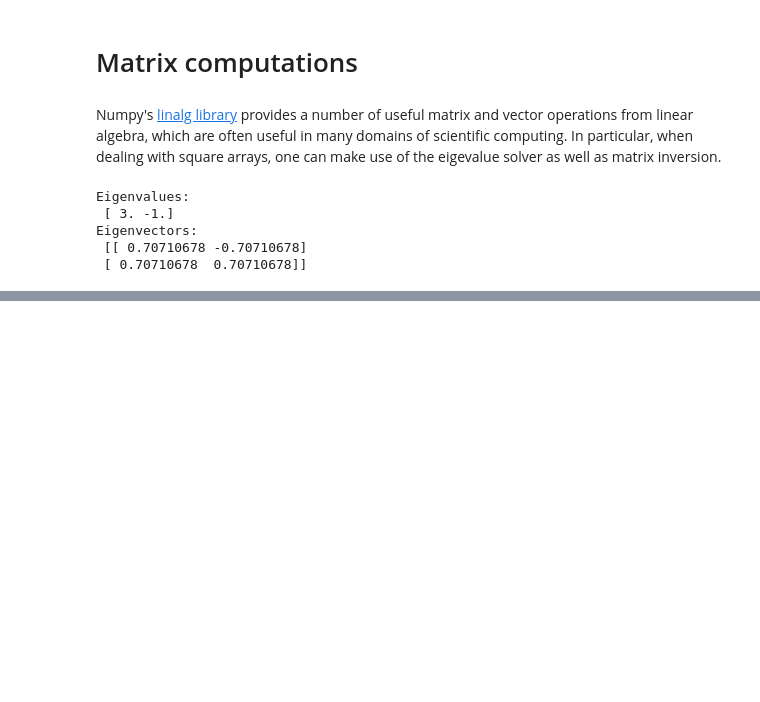
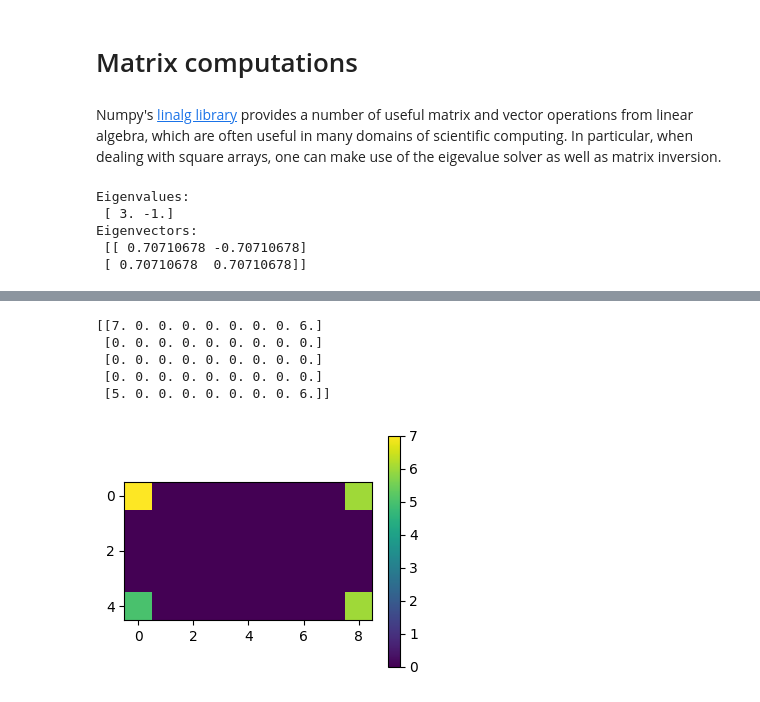
Before and after one commit to ABlessingFromTheLord/Vertiefungspraktika, a Jupyter notebook: 2Numpy Introduction.ipynb, the cells around one changed output, grey strips where cells are left out. Drawn from its saved outputs; the diff is of its cells as text; code cells hidden in the pictures; blank space fills up the shorter version.

```diff
--- a/2Numpy Introduction.ipynb
+++ b/2Numpy Introduction.ipynb
@@ -474 +479,14 @@ show_matrix(b)
+# %%
+# Exercise 4
+m,n = mat.shape
+sub4 = np.zeros((5, 9))
+sub4[::m-1,::n-1] = mat[::m-1,::n-1]
+show_matrix(sub4)
+# %% [output]
+[[7. 0. 0. 0. 0. 0. 0. 0. 6.]
+ [0. 0. 0. 0. 0. 0. 0. 0. 0.]
+ [0. 0. 0. 0. 0. 0. 0. 0. 0.]
+ [0. 0. 0. 0. 0. 0. 0. 0. 0.]
+ [5. 0. 0. 0. 0. 0. 0. 0. 6.]]
+[figure, added]
 # %%
```
Also changed, not shown: parts of 38 cells of this notebook, 1 other file.
